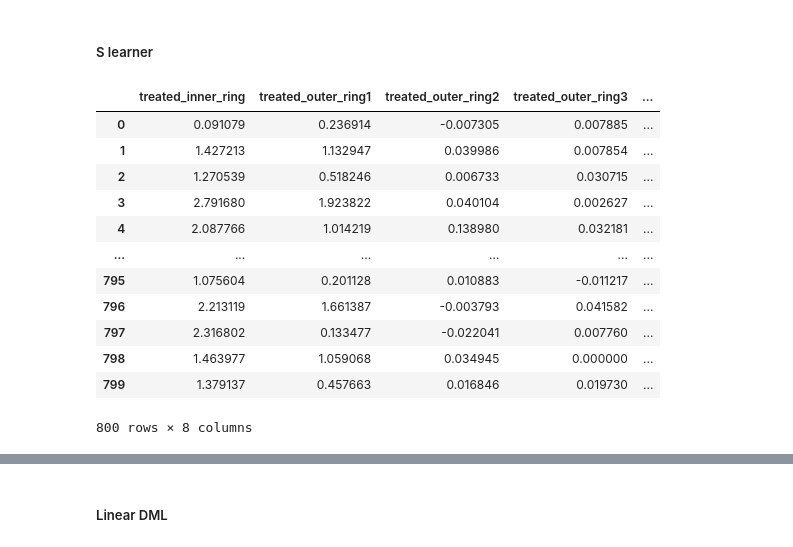
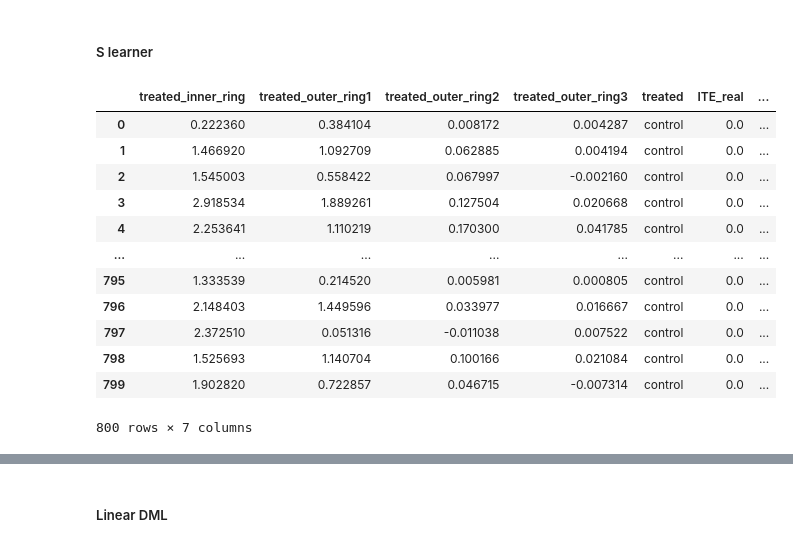
Before and after one commit to Andrew10MAIN/causal_ML_with_spilovers_of_treatment, a Jupyter notebook: 04_testing_models_on_simulated_data/testing_models_on_simulated_data.ipynb, the cells around one changed output, grey strips where cells are left out. Saved outputs shown, nothing was run; the diff lists cells and outputs as text; code cells hidden in the pictures.

```diff
--- a/04_testing_models_on_simulated_data/testing_models_on_simulated_data.ipynb
+++ b/04_testing_models_on_simulated_data/testing_models_on_simulated_data.ipynb
@@ -114,7 +98,9 @@ X = gdf2[["c1","c2",
 y = gdf2["y"].values.reshape(-1,1)
 T = gdf2["t"].values
 T_tot = gdf2["t_tot"].values
-Xdf = gdf2[['t','odr_1','odr_2','odr_3','odr_4', "c1","c2",
+Xdf = gdf2[['t','odr_1','odr_2','odr_3',
+            #'odr_4',
+            "c1","c2",
          'spatial_predictor_100_1',
     'spatial_predictor_100_3',
     'spatial_predictor_100_4',
@@ -125,17 +111,24 @@ Xdf = gdf2[['t','odr_1','odr_2','odr_3','odr_4', "c1","c2",
     'spatial_predictor_500_9',
     'spatial_predictor_100_10'
          ]]
-Xdf2 = gdf2[['t','odr_1','odr_2','odr_3','odr_4', "c1","c2",
+Xdf2 = gdf2[['t','odr_1','odr_2','odr_3',
+             #'odr_4',
+             "c1","c2",
          #"C3","Cs"
          ]]
 X_l = sm.add_constant(Xdf)
 X_l2 = sm.add_constant(Xdf2)
 y_l = gdf2["y_ns"]
 Y = gdf2['y'].values
-T_M= gdf2['t_tot_cat'].values
+
+
+gdf3 = gdf2.copy()
+gdf3['t_tot_cat3'] = gdf3['t_tot_cat']
+gdf3.loc[gdf3['t_tot_cat']=='treated_outer_ring4', 't_tot_cat3'] = 'control'
+
+T_M= gdf3['t_tot_cat3'].values
 T_M= T_M.astype(str)
 
-gdf3 = gdf2.copy()
 gdf3 = gdf3.rename(columns = {'t': 'treated_inner_ring',
                               'odr_1':'treated_outer_ring1',
                               'odr_2':'treated_outer_ring2',
@@ -143,7 +136,9 @@ gdf3 = gdf3.rename(columns = {'t': 'treated_inner_ring',
                               'odr_4':'treated_outer_ring4'
                               })
 T_mult = gdf3[[
-         'treated_inner_ring', 'treated_outer_ring1','treated_outer_ring2','treated_outer_ring3','treated_outer_ring4']].to_numpy()
+         'treated_inner_ring', 'treated_outer_ring1','treated_outer_ring2','treated_outer_ring3',
+         #'treated_outer_ring4'
+         ]].to_numpy()
 
 gdf2_22 = gdf.copy()
 gdf2_22["x"] = gdf2_22.geometry.x.astype(int)
@@ -162,6 +157,18 @@ W_mat = DistanceBand(
         binary=True,
         silence_warnings=True
     )
+# %%
+replacing_dict_0_ring = {0:'treated_inner_ring', 1:'treated_outer_ring1',
+                                             2:'treated_outer_ring2', 3:'treated_outer_ring3',
+                                            #4:'treated_outer_ring4'
+                                             }
+
+replacing_dict_odr_ring = {'t':'treated_inner_ring',
+                                                                        'odr_1':'treated_outer_ring1',
+                                                                        'odr_2':'treated_outer_ring2',
+                                                                        'odr_3':'treated_outer_ring3',
+                                                                          #'odr_4':'treated_outer_ring4'
+                                                                          }
 # %% [markdown]
 ### Multi treatment
 # %% [markdown]
@@ -171,27 +178,25 @@ W_mat = DistanceBand(
 # %%
 RF_s_learner = BaseSRegressor(RandomForestRegressor(n_estimators=160, max_depth=10, random_state=42), control_name = 'control')
 ate_slearn_multT, lb_slearn_multT, ub_slearn_multT = RF_s_learner.estimate_ate(X, T_M, Y, return_ci = True)
 ite_slearn_multT = RF_s_learner.fit_predict(X, T_M, Y)
-ITE_df_slearn_multT = pd.DataFrame(ite_slearn_multT).rename(columns = {0:'treated_inner_ring', 1:'treated_outer_ring1',
-                                             2:'treated_outer_ring2', 3:'treated_outer_ring3',
-                                             4:'treated_outer_ring4'})
+ITE_df_slearn_multT = pd.DataFrame(ite_slearn_multT).rename(columns = replacing_dict_0_ring)
 ITE_df_slearn_multT['treated'] = T_M
 ITE_df_slearn_multT['ITE_real'] = gdf2['tau']
 ITE_df_slearn_multT['Y'] = Y
 ITE_df_slearn_multT
 # %% [output]
-|  | treated_inner_ring | treated_outer_ring1 | treated_outer_ring2 | treated_outer_ring3 | ... |
-| 0 | 0.091079 | 0.236914 | -0.007305 | 0.007885 | ... |
-| 1 | 1.427213 | 1.132947 | 0.039986 | 0.007854 | ... |
-| 2 | 1.270539 | 0.518246 | 0.006733 | 0.030715 | ... |
-| 3 | 2.791680 | 1.923822 | 0.040104 | 0.002627 | ... |
-| 4 | 2.087766 | 1.014219 | 0.138980 | 0.032181 | ... |
-| ... | ... | ... | ... | ... | ... |
-| 795 | 1.075604 | 0.201128 | 0.010883 | -0.011217 | ... |
-| 796 | 2.213119 | 1.661387 | -0.003793 | 0.041582 | ... |
-| 797 | 2.316802 | 0.133477 | -0.022041 | 0.007760 | ... |
-| 798 | 1.463977 | 1.059068 | 0.034945 | 0.000000 | ... |
-| 799 | 1.379137 | 0.457663 | 0.016846 | 0.019730 | ... |
+|  | treated_inner_ring | treated_outer_ring1 | treated_outer_ring2 | treated_outer_ring3 | treated | ITE_real | ... |
+| 0 | 0.222360 | 0.384104 | 0.008172 | 0.004287 | control | 0.0 | ... |
+| 1 | 1.466920 | 1.092709 | 0.062885 | 0.004194 | control | 0.0 | ... |
+| 2 | 1.545003 | 0.558422 | 0.067997 | -0.002160 | control | 0.0 | ... |
+| 3 | 2.918534 | 1.889261 | 0.127504 | 0.020668 | control | 0.0 | ... |
+| 4 | 2.253641 | 1.110219 | 0.170300 | 0.041785 | control | 0.0 | ... |
+| ... | ... | ... | ... | ... | ... | ... | ... |
+| 795 | 1.333539 | 0.214520 | 0.005981 | 0.000805 | control | 0.0 | ... |
+| 796 | 2.148403 | 1.449596 | 0.033977 | 0.016667 | control | 0.0 | ... |
+| 797 | 2.372510 | 0.051316 | -0.011038 | 0.007522 | control | 0.0 | ... |
+| 798 | 1.525693 | 1.140704 | 0.100166 | 0.021084 | control | 0.0 | ... |
+| 799 | 1.902820 | 0.722857 | 0.046715 | -0.007314 | control | 0.0 | ... |
-800 rows × 8 columns
+800 rows × 7 columns
 # %%
 df_effectbase = pd.DataFrame({
```
Also changed, not shown: parts of 19 cells of this notebook.
